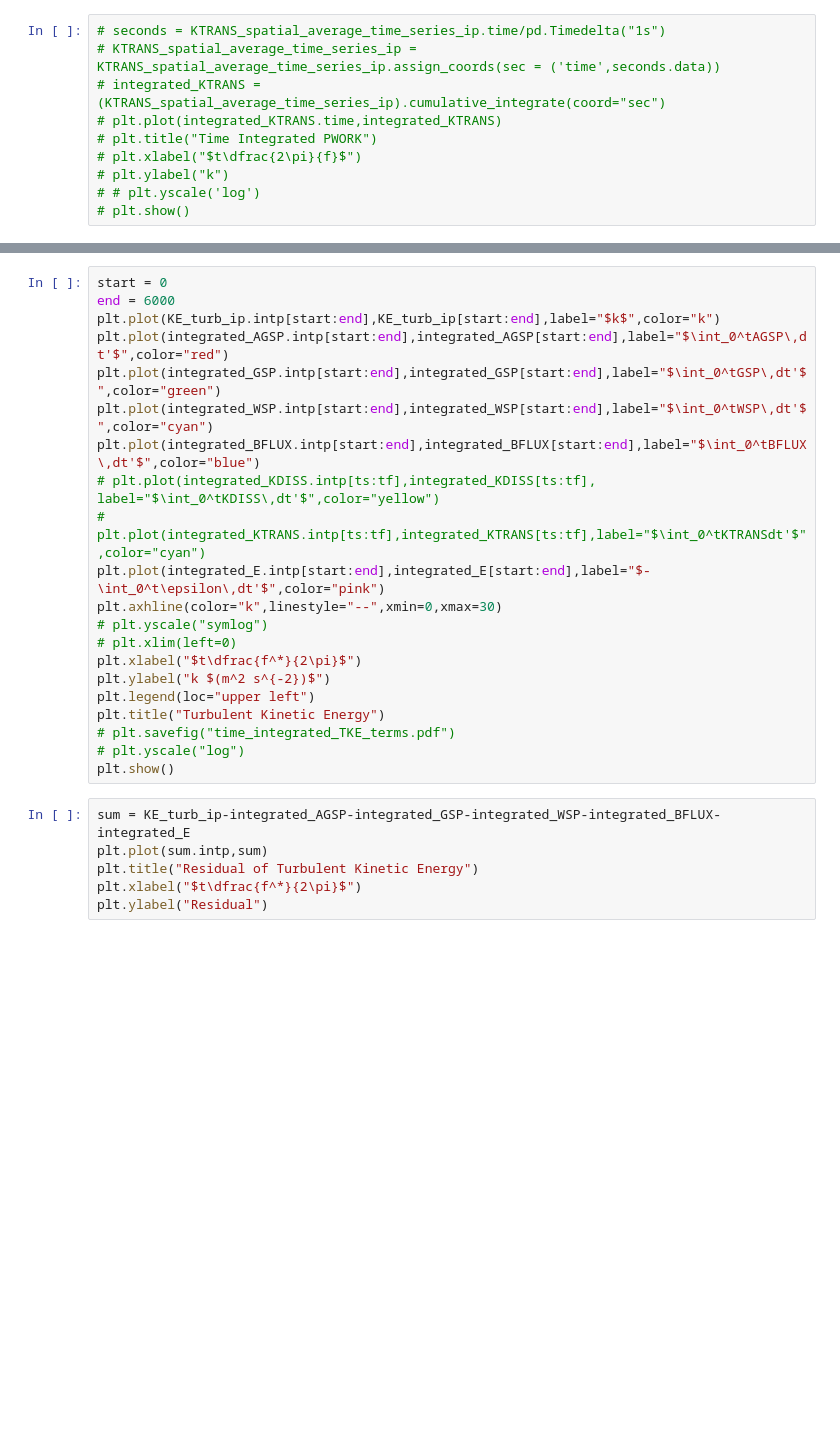
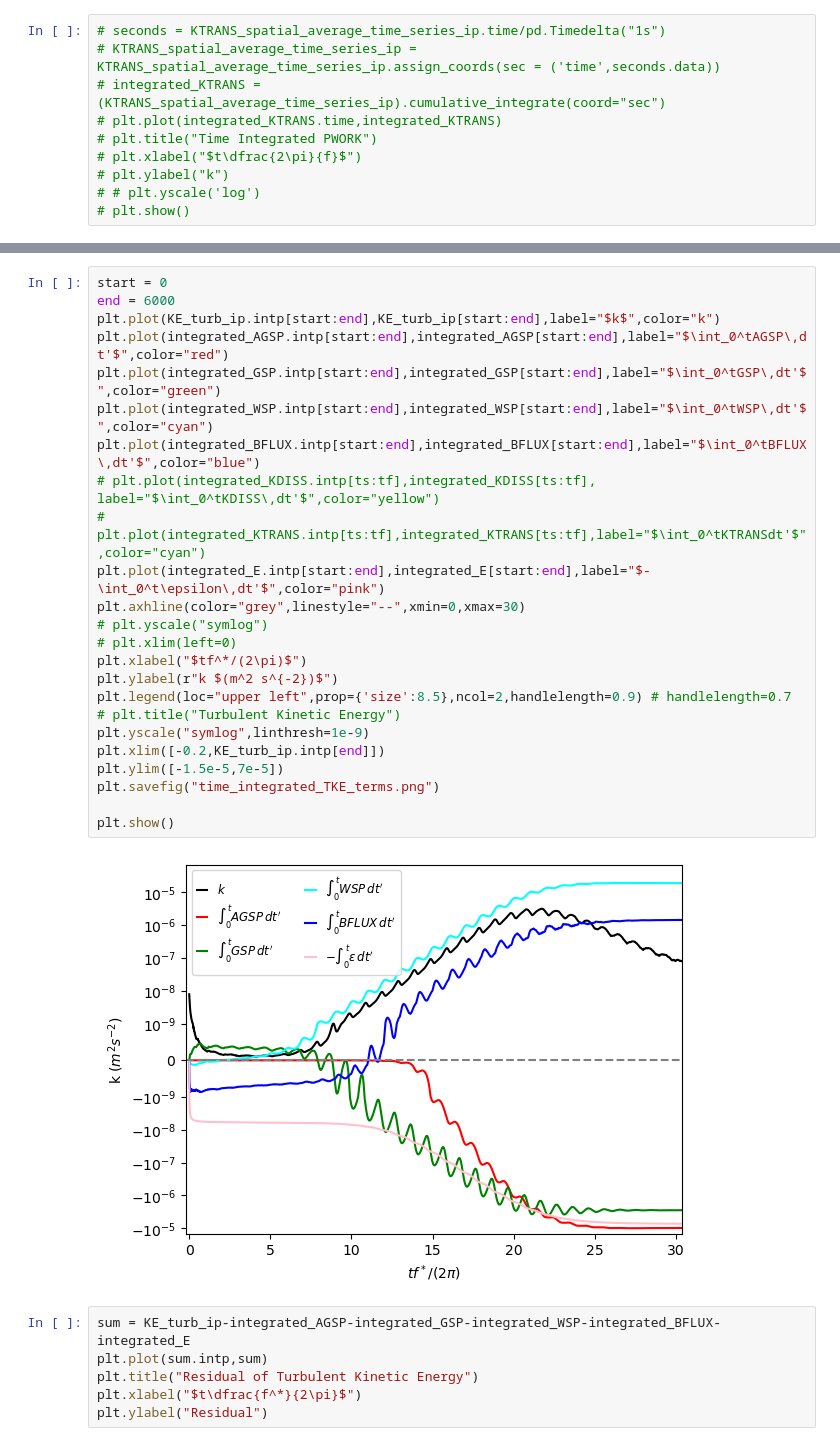
Before and after one commit to loganpknudsen/BottomBoundaryLayer, a Jupyter notebook: Result_Calculations/TKE_terms.ipynb, the cells around one changed output, grey strips where cells are left out. Saved outputs shown, nothing was run; the diff lists cells and outputs as text; blank space fills up the shorter version.

```diff
--- a/Result_Calculations/TKE_terms.ipynb
+++ b/Result_Calculations/TKE_terms.ipynb
@@ -358,24 +489,29 @@ plt.show()
 # %%
 start = 0
 end = 6000
 plt.plot(KE_turb_ip.intp[start:end],KE_turb_ip[start:end],label="$k$",color="k")
 plt.plot(integrated_AGSP.intp[start:end],integrated_AGSP[start:end],label="$\int_0^tAGSP\,dt'$",color="red")
 plt.plot(integrated_GSP.intp[start:end],integrated_GSP[start:end],label="$\int_0^tGSP\,dt'$",color="green")
 plt.plot(integrated_WSP.intp[start:end],integrated_WSP[start:end],label="$\int_0^tWSP\,dt'$",color="cyan")
 plt.plot(integrated_BFLUX.intp[start:end],integrated_BFLUX[start:end],label="$\int_0^tBFLUX\,dt'$",color="blue")
 # plt.plot(integrated_KDISS.intp[ts:tf],integrated_KDISS[ts:tf], label="$\int_0^tKDISS\,dt'$",color="yellow")
 # plt.plot(integrated_KTRANS.intp[ts:tf],integrated_KTRANS[ts:tf],label="$\int_0^tKTRANSdt'$",color="cyan")
 plt.plot(integrated_E.intp[start:end],integrated_E[start:end],label="$-\int_0^t\epsilon\,dt'$",color="pink")
-plt.axhline(color="k",linestyle="--",xmin=0,xmax=30)
+plt.axhline(color="grey",linestyle="--",xmin=0,xmax=30)
 # plt.yscale("symlog")
 # plt.xlim(left=0)
-plt.xlabel("$t\dfrac{f^*}{2\pi}$")
-plt.ylabel("k $(m^2 s^{-2})$")
-plt.legend(loc="upper left")
-plt.title("Turbulent Kinetic Energy")
-# plt.savefig("time_integrated_TKE_terms.pdf")
-# plt.yscale("log")
+plt.xlabel("$tf^*/(2\pi)$")
+plt.ylabel(r"k $(m^2 s^{-2})$")
+plt.legend(loc="upper left",prop={'size':8.5},ncol=2,handlelength=0.9) # handlelength=0.7
+# plt.title("Turbulent Kinetic Energy")
+plt.yscale("symlog",linthresh=1e-9)
+plt.xlim([-0.2,KE_turb_ip.intp[end]])
+plt.ylim([-1.5e-5,7e-5])
+plt.savefig("time_integrated_TKE_terms.png")
+
 plt.show()
+# %% [output]
+[figure, added]
 # %%
 sum = KE_turb_ip-integrated_AGSP-integrated_GSP-integrated_WSP-integrated_BFLUX-integrated_E
 plt.plot(sum.intp,sum)
```
Also changed, not shown: parts of 33 cells of this notebook, 5 other files.
